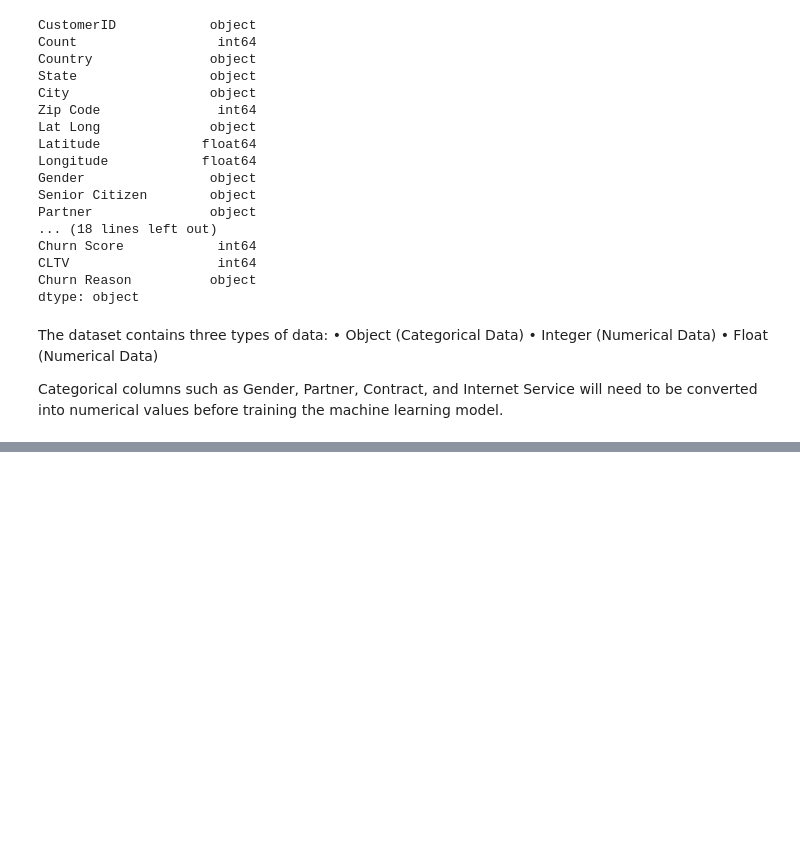
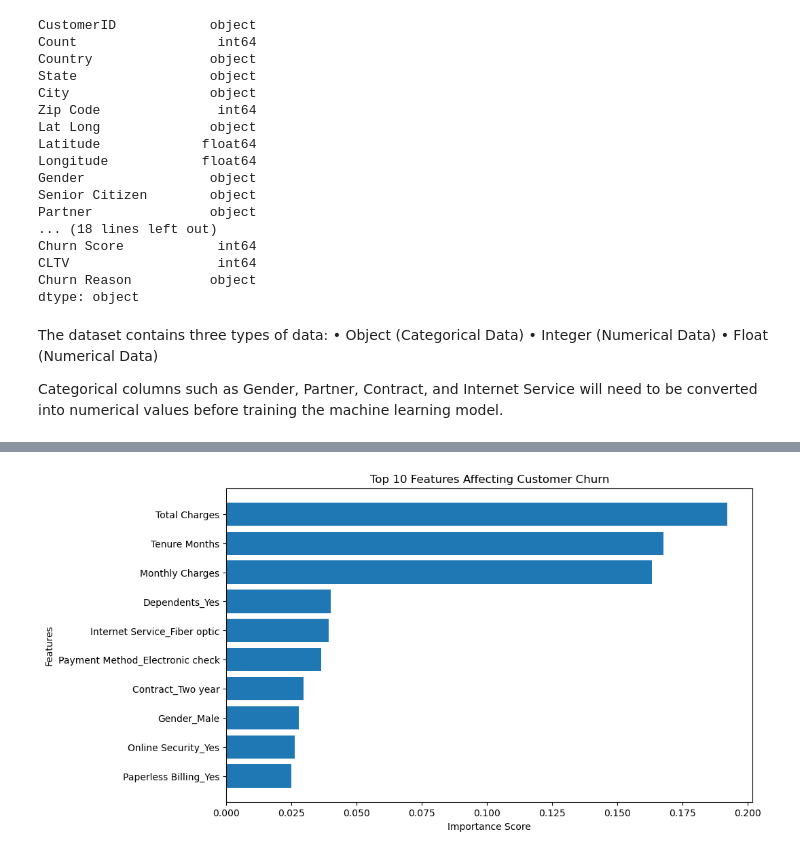
Before and after one commit to Shravani-kamat08/Customer-Churn-Prediction, a Jupyter notebook: notebooks/Customer_Churn_Prediction.ipynb, the cells around one changed output, grey strips where cells are left out. Cells and saved outputs as stored; diff of their text form; code cells hidden in the pictures; blank space fills up the shorter version.

```diff
--- a/notebooks/Customer_Churn_Prediction.ipynb
+++ b/notebooks/Customer_Churn_Prediction.ipynb
@@ -154,0 +1262,17 @@ df.describe()
+# %%
+import matplotlib.pyplot as plt
+
+top_features = feature_importance.head(10)
+
+plt.figure(figsize=(10,6))
+plt.barh(top_features['Feature'], top_features['Importance'])
+
+plt.xlabel("Importance Score")
+plt.ylabel("Features")
+plt.title("Top 10 Features Affecting Customer Churn")
+
+plt.gca().invert_yaxis()
+
+plt.show()
+# %% [output]
+[figure, added]
```
Also changed, not shown: parts of 136 cells of this notebook, 1 other file.
